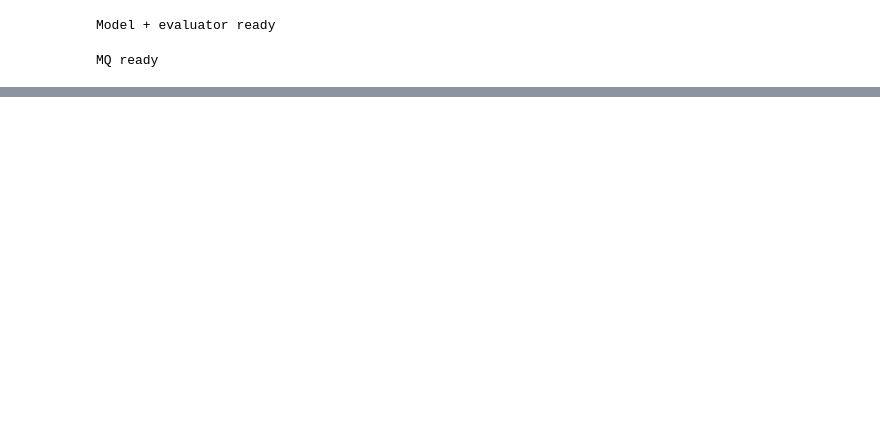
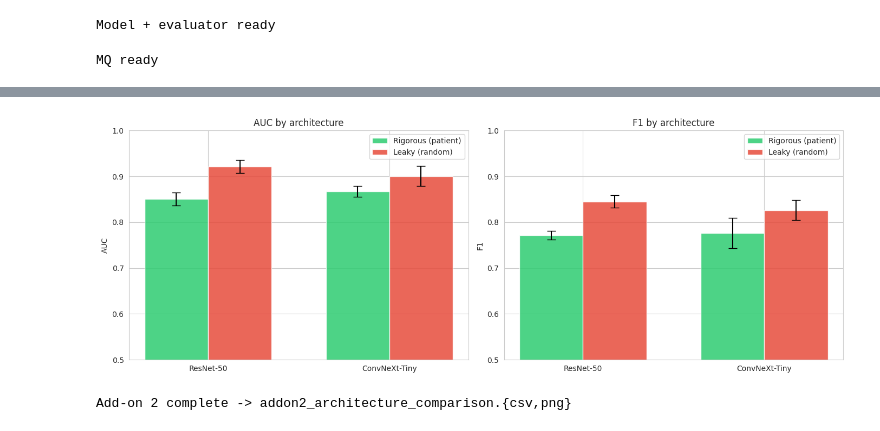
Before and after one commit to sunjilkh/Patient-level-versus-image-level-data-splitting-a-controlled-multi-modality-study-of-leakage-induce, a Jupyter notebook: NIH_ChestXray_Leakage_Study.ipynb, the cells around one changed output, grey strips where cells are left out. Saved outputs shown, nothing was run; the diff lists cells and outputs as text; code cells hidden in the pictures; blank space fills up the shorter version.

```diff
--- a/NIH_ChestXray_Leakage_Study.ipynb
+++ b/NIH_ChestXray_Leakage_Study.ipynb
@@ -535,0 +757,63 @@ Saving outputs and preparing zip archive in: /kaggle/working/q1
+# %%
+# ====== ADD-ON 2: CONVNEXT-TINY - FULL TWO-ARM PROTOCOL (resumable) ======
+CN_PR, CN_RR = [], []
+cn_yt, cn_pat, cn_ran = [], [], []
+_t0 = time.time()
+for f in range(FOLDS):
+    if has_ckpt(f'addon2_fold{f+1}'):
+        _c = load_pkl_ckpt(f'addon2_fold{f+1}')
+        CN_PR.append(_c['rp']); CN_RR.append(_c['rr'])
+        cn_yt.extend(_c['rp']['yt']); cn_pat.extend(_c['rp']['yp']); cn_ran.extend(_c['rr']['yp'])
+        print(f'  \u23ed  ConvNeXt fold {f+1} loaded from checkpoint (skipped retraining)')
+        continue
+    ti, ei = gkf[f]
+    trG = nih.iloc[ti].reset_index(drop=True); teG = nih.iloc[ei].reset_index(drop=True)
+    if teG.Label.nunique() < 2:
+        print(f'Fold {f+1}: single-class test, skipped'); continue
+    rp = train_arch(trG, teG, f+1, 'ConvNeXt-Patient', mkmodel_convnext, keep_model=False)
+    CN_PR.append(rp)
+    ti2, ei2 = rkf[f]
+    trR = nih.iloc[ti2].reset_index(drop=True); teR = nih.iloc[ei2].reset_index(drop=True)
+    lm = train_arch(trR, teR, f+1, 'ConvNeXt-Leaky', mkmodel_convnext, keep_model=True, verbose=False)
+    _, af, ac, f1f, ytf, ypf, yprf = evl(lm['model'], dl(teG, aug=False, sh=False))
+    rr = dict(auc=af, acc=ac, f1=f1f, yt=ytf, yp=ypf, ypr=yprf)
+    CN_RR.append(rr)
+    del lm['model'], lm; torch.cuda.empty_cache()
+    cn_yt.extend(rp['yt']); cn_pat.extend(rp['yp']); cn_ran.extend(ypf)
+    save_pkl_ckpt({'rp': rp, 'rr': rr}, f'addon2_fold{f+1}')
+    print(f'  Fold {f+1}: Patient AUC={rp["auc"]:.4f} | Leaky@PatientTest AUC={af:.4f}  (delta={af-rp["auc"]:+.4f})  [checkpoint saved]')
+print(f'ConvNeXt two-arm protocol done in {(time.time()-_t0)/60:.1f} min')
+
+def _agg(res_list, met): return ci95([r[met] for r in res_list])
+rows = []
+for met in ['auc', 'acc', 'f1']:
+    for arch, prl, rrl in [('ResNet-50', PR, RR), ('ConvNeXt-Tiny', CN_PR, CN_RR)]:
+        pm, pc = _agg(prl, met); rm, rc = _agg(rrl, met)
+        rows.append(dict(Architecture=arch, Metric=met.upper(),
+                         Rigorous=f'{pm:.4f}+/-{pc:.4f}', Leaky=f'{rm:.4f}+/-{rc:.4f}', Inflation=f'{rm-pm:+.4f}'))
+cn_tab = pd.DataFrame(rows)
+print('\n=== CROSS-ARCHITECTURE LEAKAGE INFLATION (NIH) ===')
+print(cn_tab.to_string(index=False))
+cn_tab.to_csv(OUT/'addon2_architecture_comparison.csv', index=False)
+
+from statsmodels.stats.contingency_tables import mcnemar
+_yt = np.array(cn_yt); _pp = np.array(cn_pat); _rr = np.array(cn_ran)
+_pc = (_pp == _yt); _rc = (_rr == _yt)
+_tbl = [[int(np.sum(_pc & _rc)), int(np.sum(_pc & ~_rc))], [int(np.sum(~_pc & _rc)), int(np.sum(~_pc & ~_rc))]]
+_mc = mcnemar(_tbl, exact=False, correction=True)
+print(f'\nConvNeXt McNemar: chi2={_mc.statistic:.4f}  p={_mc.pvalue:.2e}  ->', 'SIGNIFICANT' if _mc.pvalue<0.05 else 'n.s.')
+
+fig, axes = plt.subplots(1, 2, figsize=(14, 5)); sns.set_style('whitegrid')
+archs = ['ResNet-50', 'ConvNeXt-Tiny']; x = np.arange(len(archs)); w = 0.35
+for k, met in enumerate(['auc', 'f1']):
+    pr_m = [ci95([r[met] for r in PR])[0], ci95([r[met] for r in CN_PR])[0]]
+    pr_c = [ci95([r[met] for r in PR])[1], ci95([r[met] for r in CN_PR])[1]]
+    rr_m = [ci95([r[met] for r in RR])[0], ci95([r[met] for r in CN_RR])[0]]
+    rr_c = [ci95([r[met] for r in RR])[1], ci95([r[met] for r in CN_RR])[1]]
+    ax = axes[k]
+    ax.bar(x-w/2, pr_m, w, yerr=pr_c, capsize=6, label='Rigorous (patient)', color='#2ecc71', alpha=0.85)
+    ax.bar(x+w/2, rr_m, w, yerr=rr_c, capsize=6, label='Leaky (random)', color='#e74c3c', alpha=0.85)
+    ax.set(xticks=x, xticklabels=archs, ylabel=met.upper(), title=f'{met.upper()} by architecture', ylim=[0.5, 1.0]); ax.legend()
+plt.tight_layout(); plt.savefig(OUT/'addon2_architecture_comparison.png', dpi=300, bbox_inches='tight'); plt.show()
+print('Add-on 2 complete -> addon2_architecture_comparison.{csv,png}')
+# %% [output]
@@ -535,0 +839,2 @@ Saving outputs and preparing zip archive in: /kaggle/working/q1
+[figure, added]
+Add-on 2 complete -> addon2_architecture_comparison.{csv,png}
```
Also changed, not shown: parts of 27 cells of this notebook, 4 other files.
